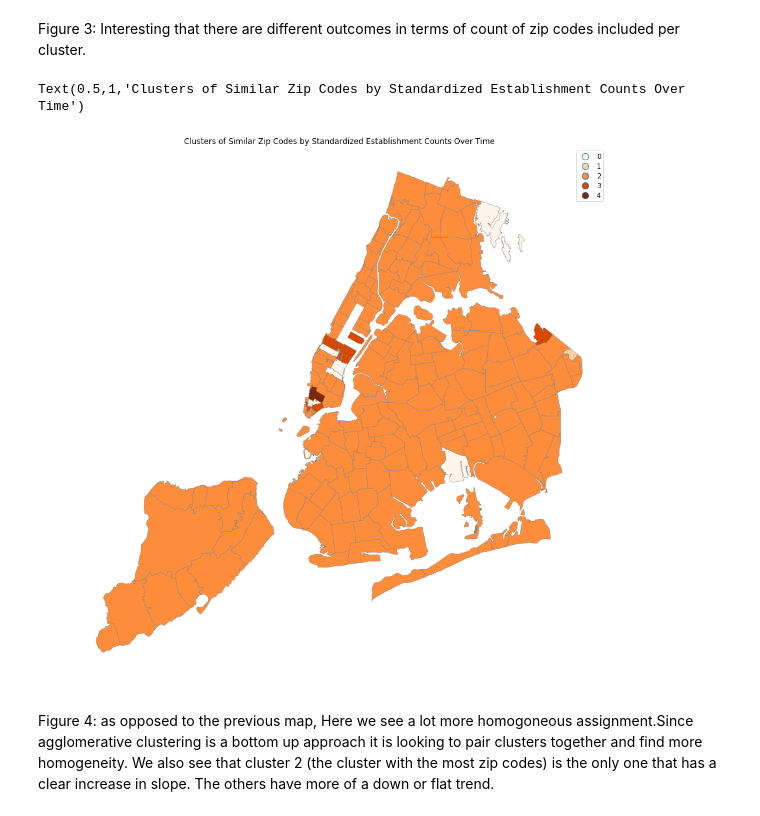
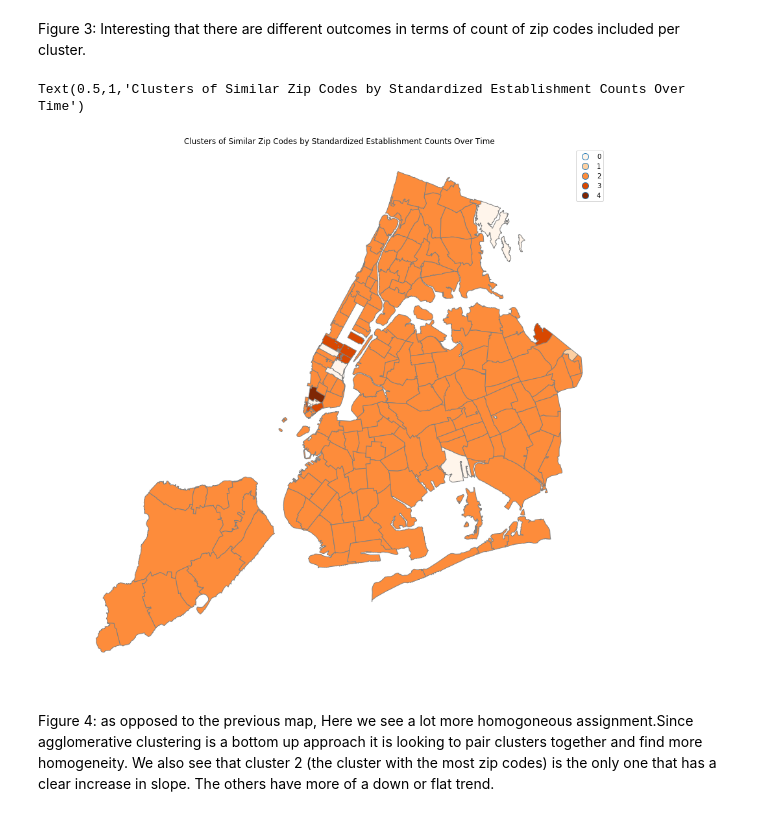
Before and after one commit to samjfalk/PUI2018_sjf374, a Jupyter notebook: HW12_sjf374/HW12_2_sjf374.ipynb, the cells around one changed output. Saved outputs shown, nothing was run; the diff lists cells and outputs as text; code cells hidden in the pictures.

```diff
--- a/HW12_sjf374/HW12_2_sjf374.ipynb
+++ b/HW12_sjf374/HW12_2_sjf374.ipynb
@@ -476,11 +409,11 @@ kmean_geo_agg.dropna(inplace=True)
 # %%
 kmean_geo_agg['agg_labels'] = kmean_geo_agg['agg_labels'].astype(int).astype(str)
 # %%
-kmean_geo_agg.plot(column='agg_labels', cmap='Oranges', legend=True, k=5, edgecolor='grey', lw=0.5, figsize=(15,15))
+kmean_geo_agg.plot(column='agg_labels', cmap='Oranges', legend=True, k=5, edgecolor='grey', figsize=(15,15))
 pl.axis('off')
 pl.title('Clusters of Similar Zip Codes by Standardized Establishment Counts Over Time')
 # %% [output]
 Text(0.5,1,'Clusters of Similar Zip Codes by Standardized Establishment Counts Over Time')
-[figure, old version]
+[figure, new version]
 # %% [markdown]
 Figure 4: as opposed to the previous map, Here we see a lot more homogoneous assignment.Since agglomerative clustering is a bottom up approach it is looking to pair clusters together and find more homogeneity. We also see that cluster 2 (the cluster with the most zip codes) is the only one that has a clear increase in slope. The others have more of a down or flat trend.
```
Also changed, not shown: parts of 28 cells of this notebook, 4 other files.
